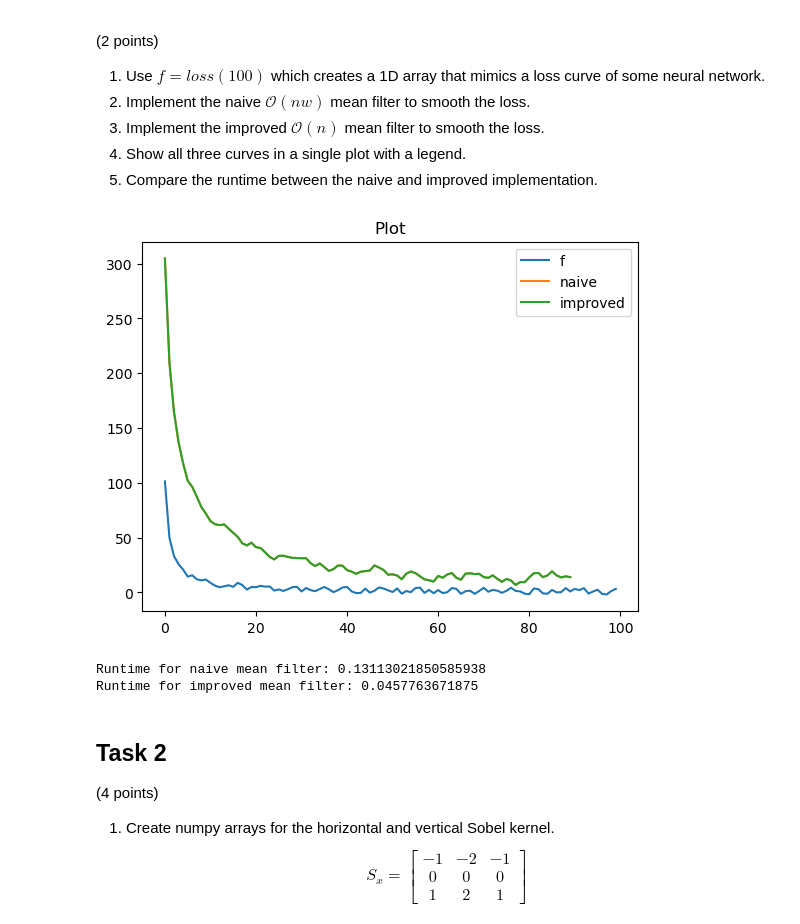
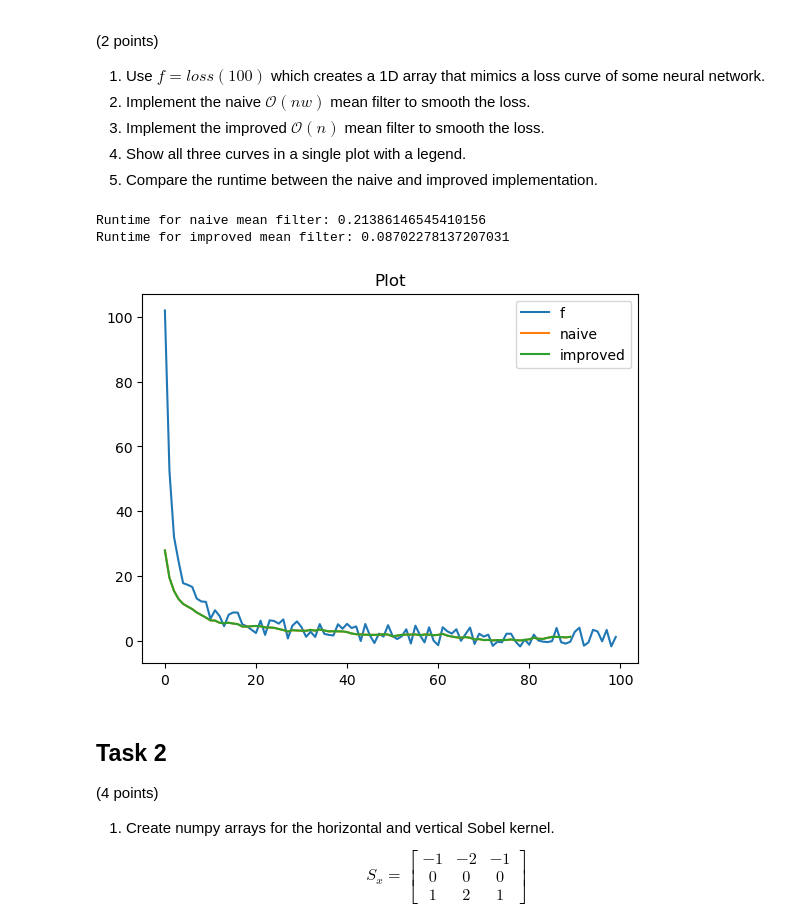
Before and after one commit to Almoatasembellahhggag/3dcv, a Jupyter notebook: 2.0-tl-image-filter.ipynb, the cells around one changed output. Cells and saved outputs as stored; diff of their text form; code cells hidden in the pictures.

```diff
--- a/2.0-tl-image-filter.ipynb
+++ b/2.0-tl-image-filter.ipynb
@@ -47,7 +50,7 @@ def naive_running_mean(f, w):
         for x_prim in range(x - w, x + w + 1):
             sum += f[x_prim]
 
-        g[x - w] = sum
+        g[x - w] = sum / (2*w +1)
 
 
     return g
@@ -64,12 +67,11 @@ def improved_running_mean(f, w):
 
     f_tilde = np.cumsum(f)
 
-    g[0] = f_tilde[2*w]
-
-
-    for x in range(w+1 , np.shape(f_tilde)[0] - w ):
-
-        g[x-w] = ( f_tilde[x + w] - f_tilde[x - w - 1])
+    for x in range(w , np.shape(f_tilde)[0] - w ):
+        if x == w:
+            g[x-w] = f_tilde[2*w]/(2*w +1)
+        else:
+            g[x-w] = ( f_tilde[x + w] - f_tilde[x - w - 1]) / (2*w +1)
 
 
 
@@ -77,40 +79,38 @@ def improved_running_mean(f, w):
 
 # 4.
 ws = 5
 
 # TODO: Plot all three curves in a single plot
 plt.plot(f)
 plt.plot(naive_running_mean(f, ws))
 plt.plot(improved_running_mean(f, ws))
-#print( naive_running_mean(f, ws))
-#print('heyy')
 
-#print(improved_running_mean(f, ws))
 plt.legend(["f", "naive", "improved"])
 plt.title("Plot")
-plt.show()
+
+print()
 
 
 
 # 5.
 
 # TODO: Measure and print the runtime of both methods in Milliseconds
 start_t0 = time.time()
 naive_running_mean(f, ws)
 end_t0 = time.time()
 print('Runtime for naive mean filter: {}' .format((end_t0 - start_t0) * 1000))
 
 
 
 start_t1 = time.time()
 improved_running_mean(f, ws)
 end_t1 = time.time()
 
 print('Runtime for improved mean filter: {}' .format((end_t1 - start_t1) * 1000))
 # %% [output]
+Runtime for naive mean filter: 0.21386146545410156
+Runtime for improved mean filter: 0.08702278137207031
-[figure, old version]
+[figure, new version]
-Runtime for naive mean filter: 0.13113021850585938
-Runtime for improved mean filter: 0.0457763671875
 # %% [markdown]
 ## Task 2
 (4 points)
```
Also changed, not shown: parts of 9 cells of this notebook, 1 other file.
